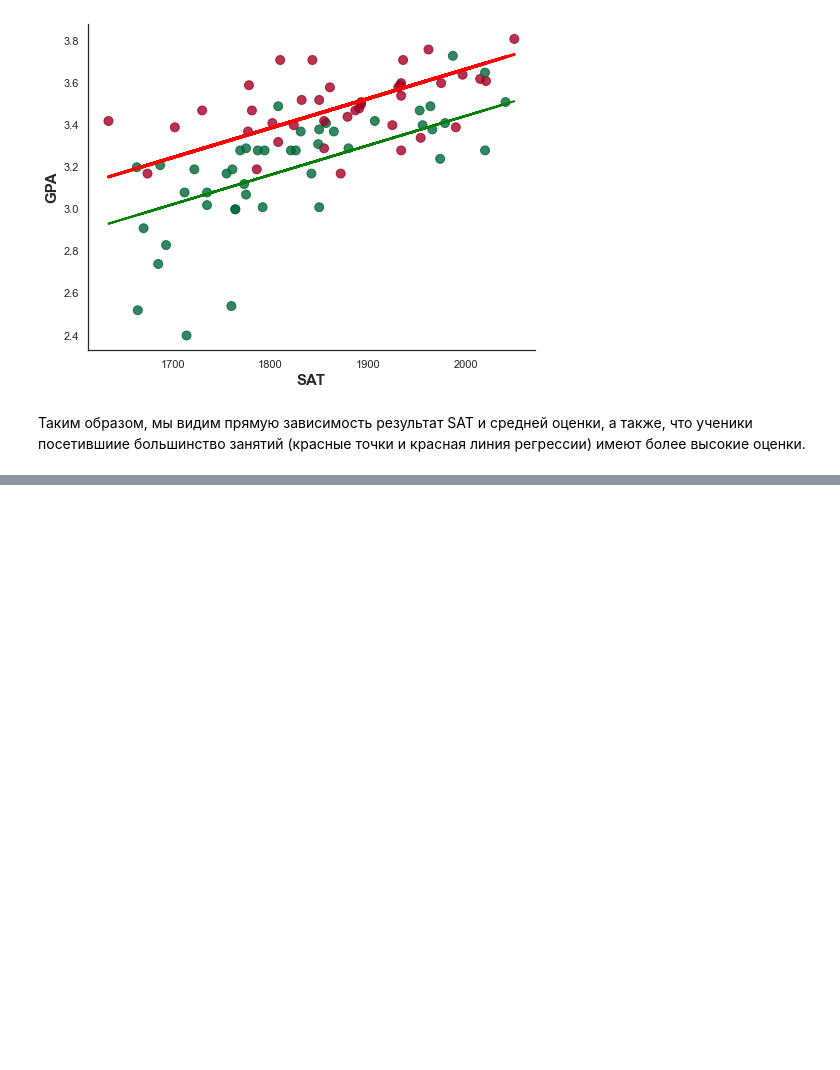
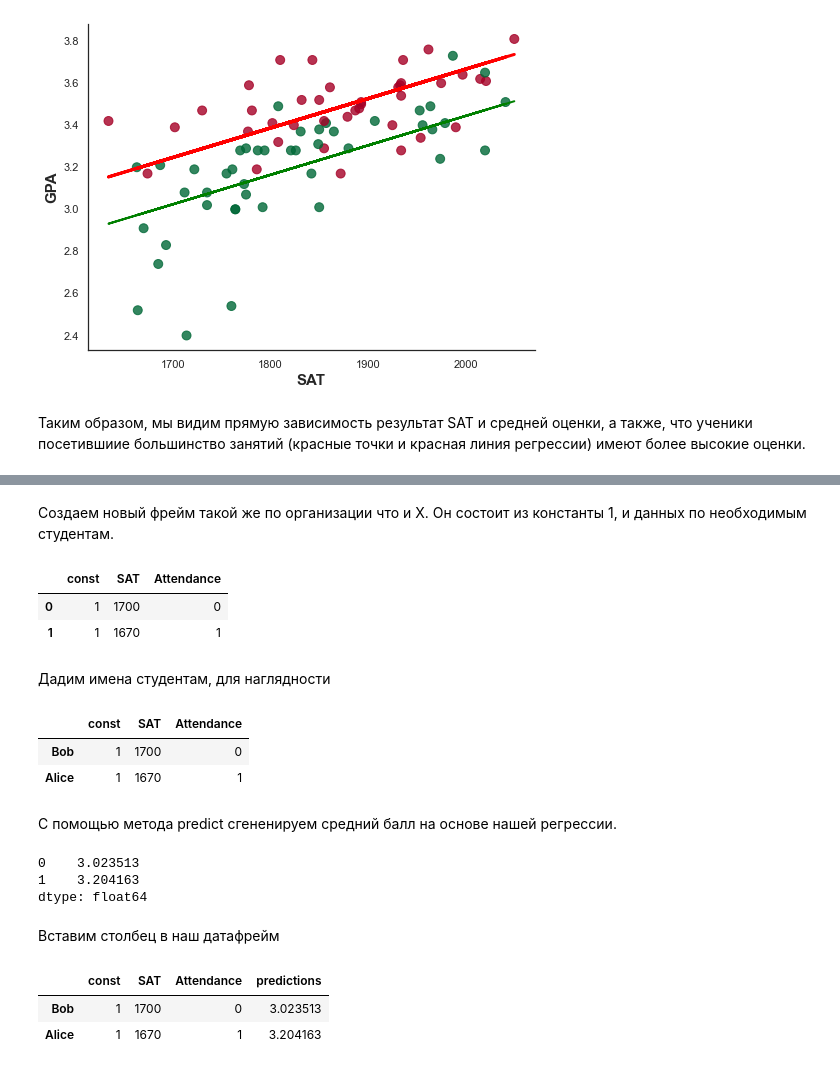
Before and after one commit to arl9kin/Python_data, a Jupyter notebook: ML/categorical.ipynb, the cells around one changed output, grey strips where cells are left out. Drawn from its saved outputs; the diff is of its cells as text; code cells hidden in the pictures; blank space fills up the shorter version.

Commit message:
make prediction

```diff
--- a/ML/categorical.ipynb
+++ b/ML/categorical.ipynb
@@ -131,0 +150,37 @@ plt.show()
+# %% [markdown]
+Создаем новый фрейм такой же по организации что и Х. Он состоит из константы 1, и данных по необходимым студентам.
+# %%
+new = pd.DataFrame({'const':1, 'SAT':[1700,1670], 'Attendance':[0,1]})
+new = new [['const','SAT','Attendance']]
+new
+# %% [output]
+|  | const | SAT | Attendance |
+| 0 | 1 | 1700 | 0 |
+| 1 | 1 | 1670 | 1 |
+# %% [markdown]
+Дадим имена студентам, для наглядности
+# %%
+new.rename(index ={0:'Bob', 1:'Alice'})
+# %% [output]
+|  | const | SAT | Attendance |
+| Bob | 1 | 1700 | 0 |
+| Alice | 1 | 1670 | 1 |
+# %% [markdown]
+С помощью метода predict сгененируем средний балл на основе нашей регрессии.
+# %%
+pred = results.predict(new)
+pred
+# %% [output]
+0    3.023513
+1    3.204163
+dtype: float64
+# %% [markdown]
+Вставим столбец в наш датафрейм
+# %%
+df = pd.DataFrame({'Predictions':pred})
+joined = new.join(df)
+joined.rename (index ={0:'Bob', 1:'Alice'})
+# %% [output]
+|  | const | SAT | Attendance | predictions |
+| Bob | 1 | 1700 | 0 | 3.023513 |
+| Alice | 1 | 1670 | 1 | 3.204163 |
```
Also changed, not shown: parts of 3 cells of this notebook.
